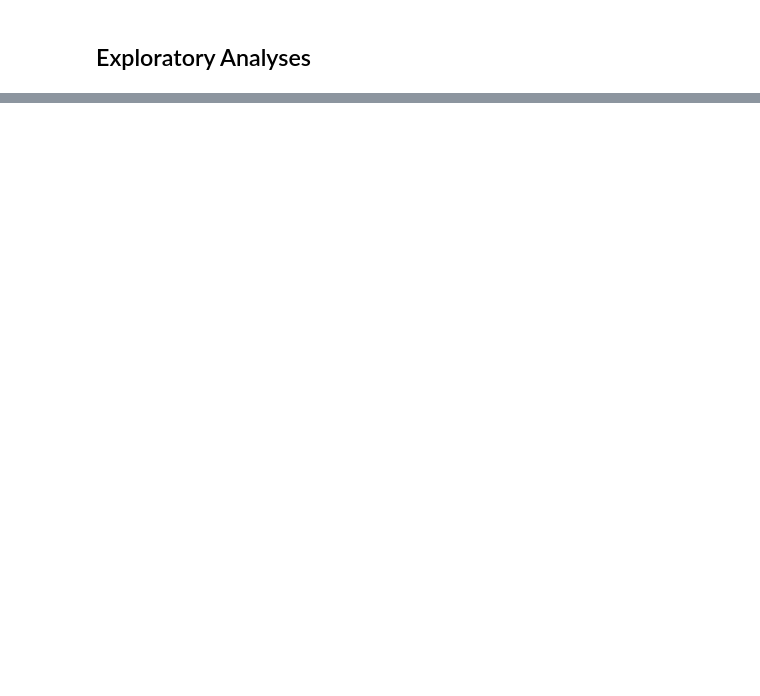
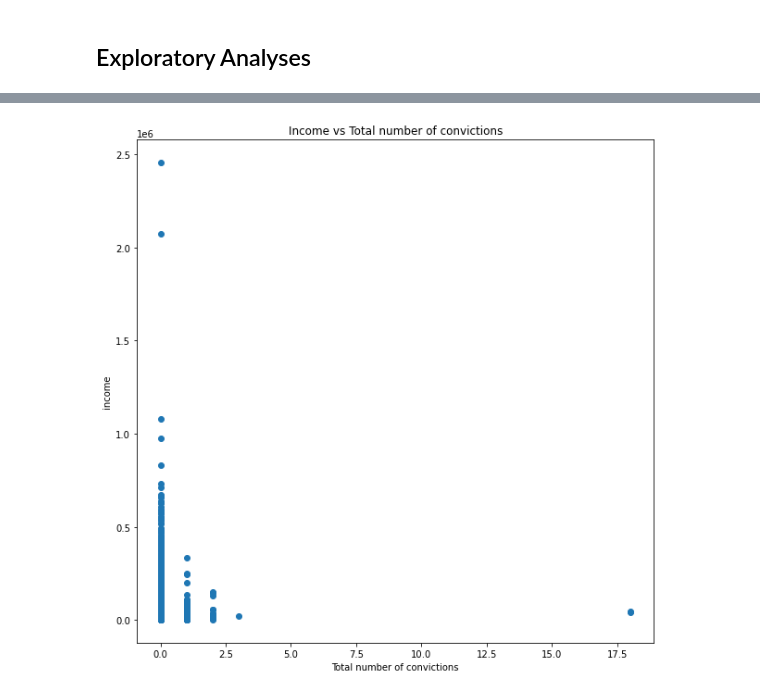
Before and after one commit to DonaldMbara/DAE-Project, a Jupyter notebook: Project1_Draft.ipynb, the cells around one changed output, grey strips where cells are left out. Drawn from its saved outputs; the diff is of its cells as text; code cells hidden in the pictures; blank space fills up the shorter version.

```diff
--- a/Project1_Draft.ipynb
+++ b/Project1_Draft.ipynb
@@ -384,0 +415,13 @@ DATA
+# %%
+income = DATA.income
+convictions = DATA.Total_number_of_convictions
+
+fig,ax = plt.subplots()
+fig.set_size_inches(10, 10)
+ax.scatter(convictions,income)
+plt.title('Income vs Total number of convictions')
+plt.xlabel('Total number of convictions')
+plt.ylabel('income')
+plt.show()
+# %% [output]
+[figure, added]
```
Also changed, not shown: parts of 13 cells of this notebook.
